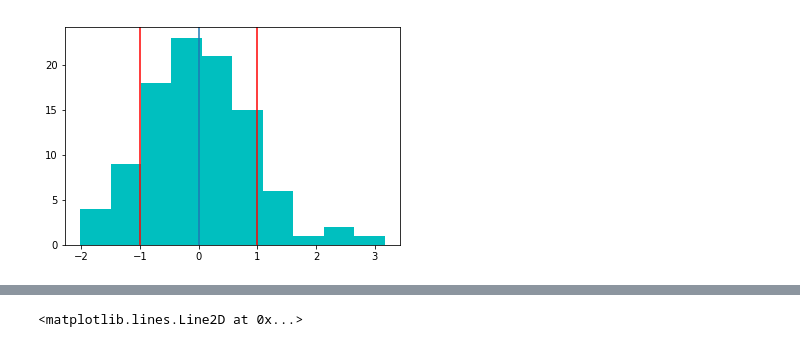
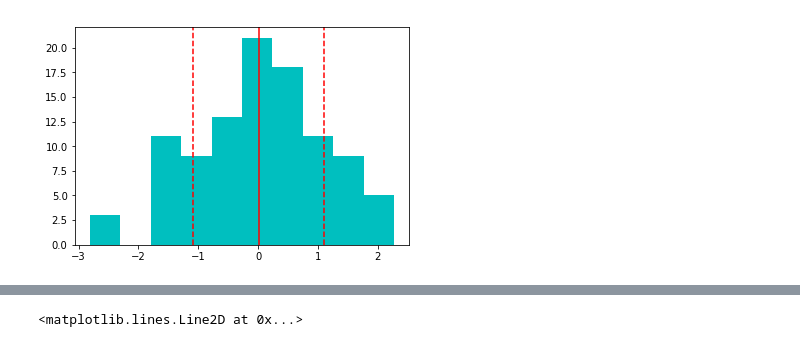
Before and after one commit to Schmidt8181/Unit-3-Lesson-3.4-V2, a Jupyter notebook: Unit 3 Lesson 3.4.ipynb, the cells around one changed output, grey strips where cells are left out. Saved outputs shown, nothing was run; the diff lists cells and outputs as text; code cells hidden in the pictures.

```diff
--- a/Unit 3 Lesson 3.4.ipynb
+++ b/Unit 3 Lesson 3.4.ipynb
@@ -4,11 +4,14 @@ import numpy as np
 import matplotlib.pyplot as plt
 %matplotlib inline
 # %%
-normal = pd.DataFrame({'rand':np.random.normal(0, 1, 100)})
-plt.hist(normal['rand'], color='c')
-plt.axvline(x=0)
-plt.axvline(x=1, color='red')
-plt.axvline(x=-1, color='red')
+normal = np.random.normal(0, 1, 100)
+plt.hist(normal, color='c')
+mean = np.mean(normal)
+st_dev = np.std(normal)
+plt.axvline(x=mean, color='red')
+plt.axvline(x=(mean + st_dev), color='red', linestyle='--')
+plt.axvline(x=(mean - st_dev), color='red', linestyle='--')
 plt.show()
+#The descriptive statistics of mean and standard deviation are as expected in this graph
 # %% [output]
-[figure, old version]
+[figure, new version]
```
Also changed, not shown: parts of 10 cells of this notebook.
